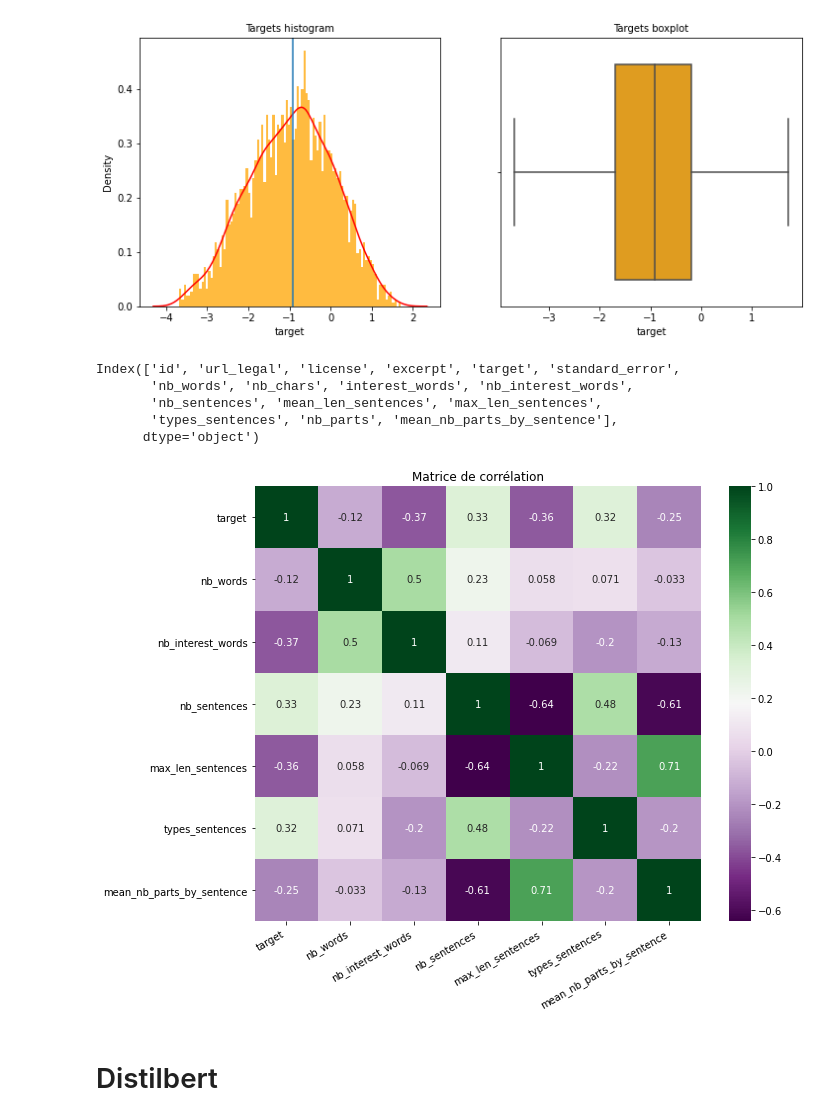
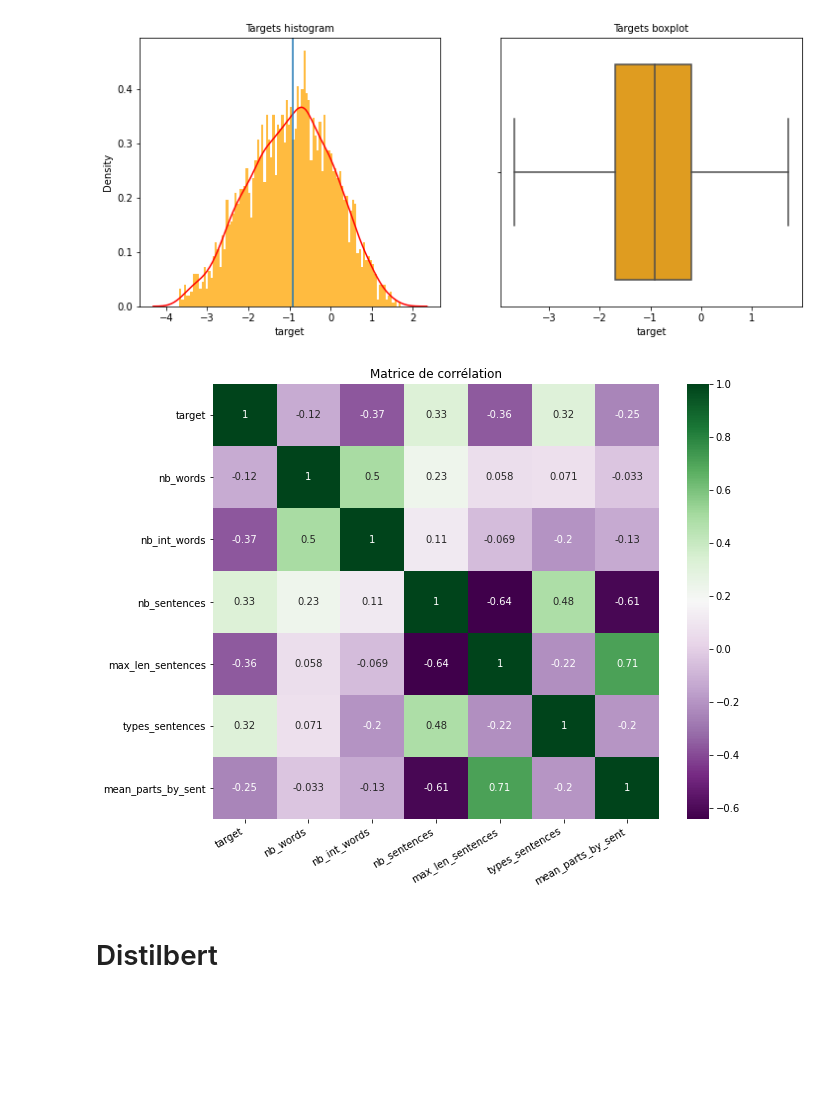
Before and after one commit to mhbonnet/CommonLit-Readability-Kaggle-competition, a Jupyter notebook: distilbert-for-regression.ipynb, the cells around one changed output. Cells and saved outputs as stored; diff of their text form; code cells hidden in the pictures; blank space fills up the shorter version.

```diff
--- a/distilbert-for-regression.ipynb
+++ b/distilbert-for-regression.ipynb
@@ -91,10 +99,10 @@ def get_parts(text, level='sentence'):
     if level is sentence, returns list of sentences
     if level is details, uses all signs of ponctuation"""
 
-    if level=='sentence':
+    if level == 'sentence':
         list_replace=['.', '!', '?', '...']
         sep = '.'
-    elif level=='details':
+    elif level == 'details':
         list_replace=['.', '!', '?', '...', ';', ':']
         sep = ','
     else:
@@ -104,7 +112,7 @@ def get_parts(text, level='sentence'):
         text = text.replace(char, sep)
 
     parts = text.split(sep)
-    parts = [x for x in parts if x] # cleans empty substrings
+    parts = [x for x in parts if x]  # cleans empty substrings
     return parts
 
 def count_parts(text, level='sentence'):
@@ -151,38 +159,44 @@ def types_sentences(text):
 # sentences level analysis
 data_train['nb_sentences'] = data_train.excerpt.apply(count_parts)
 data_train['mean_len_sentences'] = data_train.excerpt.apply(length_parts)
-data_train['max_len_sentences'] = data_train.excerpt.apply(length_parts, how='max')
+data_train['max_len_sentences'] = data_train.excerpt.apply(length_parts,
+                                                           how='max')
 data_train['types_sentences'] = data_train.excerpt.apply(types_sentences)
 
 fix, ax = plt.subplots(1, 4, figsize=(20, 5))
 sns.histplot(data=data_train, x="nb_sentences", bins=100, ax=ax[0],
              color='peachpuff', edgecolor=None, stat='density')
 sns.kdeplot(data=data_train, x="nb_sentences", color='lightsalmon', ax=ax[0])
-ax[0].axvline(np.median(data_train.nb_sentences), 0, np.max(data_train.nb_sentences))
+ax[0].axvline(np.median(data_train.nb_sentences), 0,
+              np.max(data_train.nb_sentences))
 ax[0].set_title('Number of sentences in a text', fontsize=10)
 
 data_types = data_train['types_sentences'].value_counts()
 data_types.plot(kind='pie', colormap='Set2', autopct="%.1f%%", ax=ax[1])
-ax[1].set_title('Number of different types of sentences in a text', fontsize=10)
+ax[1].set_title('Number of different types of sentences in a text',
+                fontsize=10)
 
 sns.histplot(data=data_train, x="mean_len_sentences", bins=100, ax=ax[2],
              color='paleturquoise', edgecolor=None, stat='density')
-sns.kdeplot(data=data_train, x="mean_len_sentences", color='turquoise', ax=ax[2])
-ax[2].axvline(np.median(data_train.mean_len_sentences), 0, np.max(data_train.mean_len_sentences))
+sns.kdeplot(data=data_train, x="mean_len_sentences", color='turquoise',
+            ax=ax[2])
+ax[2].axvline(np.median(data_train.mean_len_sentences), 0,
+              np.max(data_train.mean_len_sentences))
 ax[2].set_title('Mean number of words per sentence', fontsize=10)
 
 sns.histplot(data=data_train, x="max_len_sentences", bins=100, ax=ax[3],
              color='turquoise', edgecolor=None, stat='density')
-sns.kdeplot(data=data_train, x="max_len_sentences", color='darkturquoise', ax=ax[3])
-ax[3].axvline(np.median(data_train.max_len_sentences), 0, np.max(data_train.max_len_sentences))
+sns.kdeplot(data=data_train, x="max_len_sentences", color='darkturquoise',
+            ax=ax[3])
+ax[3].axvline(np.median(data_train.max_len_sentences), 0,
+              np.max(data_train.max_len_sentences))
 ax[3].set_title('Max number of words per sentence', fontsize=10)
-
 
 plt.show()
 
 # sub-sentences (details) level analysis
 data_train['nb_parts'] = data_train.excerpt.apply(count_parts, level='details')
-data_train['mean_nb_parts_by_sentence'] = data_train.excerpt.apply(count_parts_in_part)
+data_train['mean_parts_by_sent'] = data_train.excerpt.apply(count_parts_in_part)
 
 fix, ax = plt.subplots(1, 2, figsize=(12, 5))
 sns.histplot(data=data_train, x="nb_parts", bins=100, ax=ax[0],
@@ -191,10 +205,11 @@ sns.kdeplot(data=data_train, x="nb_parts", color='darkkhaki', ax=ax[0])
 ax[0].axvline(np.median(data_train.nb_parts), 0, np.max(data_train.nb_parts))
 ax[0].set_title('Number of sub-parts in a text', fontsize=10)
 
-sns.histplot(data=data_train, x="mean_nb_parts_by_sentence", bins=100, ax=ax[1],
+sns.histplot(data=data_train, x="mean_parts_by_sent", bins=100, ax=ax[1],
              color='lightcoral', edgecolor=None, stat='density')
-sns.kdeplot(data=data_train, x="mean_nb_parts_by_sentence", color='brown', ax=ax[1])
-ax[1].axvline(np.median(data_train.mean_nb_parts_by_sentence), 0, np.max(data_train.mean_nb_parts_by_sentence))
+sns.kdeplot(data=data_train, x="mean_parts_by_sent", color='brown', ax=ax[1])
+ax[1].axvline(np.median(data_train.mean_parts_by_sent), 0,
+              np.max(data_train.mean_parts_by_sent))
 ax[1].set_title('Mean number of sub-parts per sentence', fontsize=10)
 
 plt.show()
@@ -217,26 +232,19 @@ ax[1].set_title('Targets boxplot', fontsize=10)
 plt.show()
 # %% [output]
 [figure]
-# %%
-data_train.columns
-# %% [output]
-Index(['id', 'url_legal', 'license', 'excerpt', 'target', 'standard_error',
-       'nb_words', 'nb_chars', 'interest_words', 'nb_interest_words',
-       'nb_sentences', 'mean_len_sentences', 'max_len_sentences',
-       'types_sentences', 'nb_parts', 'mean_nb_parts_by_sentence'],
-      dtype='object')
 # %%
 # Correlation between target and text complexity features
-data_mat = data_train[['target', 'nb_words', 'nb_interest_words', 'nb_sentences',
-                       'max_len_sentences', 'types_sentences',
-                       'mean_nb_parts_by_sentence']]
+
+data_mat = data_train[['target', 'nb_words', 'nb_int_words',
+                       'nb_sentences', 'max_len_sentences', 'types_sentences',
+                       'mean_parts_by_sent']]
 fig, axes = plt.subplots(figsize= (10,8))
 sns.heatmap(data_mat.corr(), annot=True, cmap='PRGn')
 plt.xticks(rotation=30, ha='right')
 plt.title("Matrice de corrélation")
 plt.show()
 # %% [output]
-[figure, old version]
+[figure, new version]
 # %% [markdown]
 # Distilbert
 # %%
```
Also changed, not shown: parts of 10 cells of this notebook.
